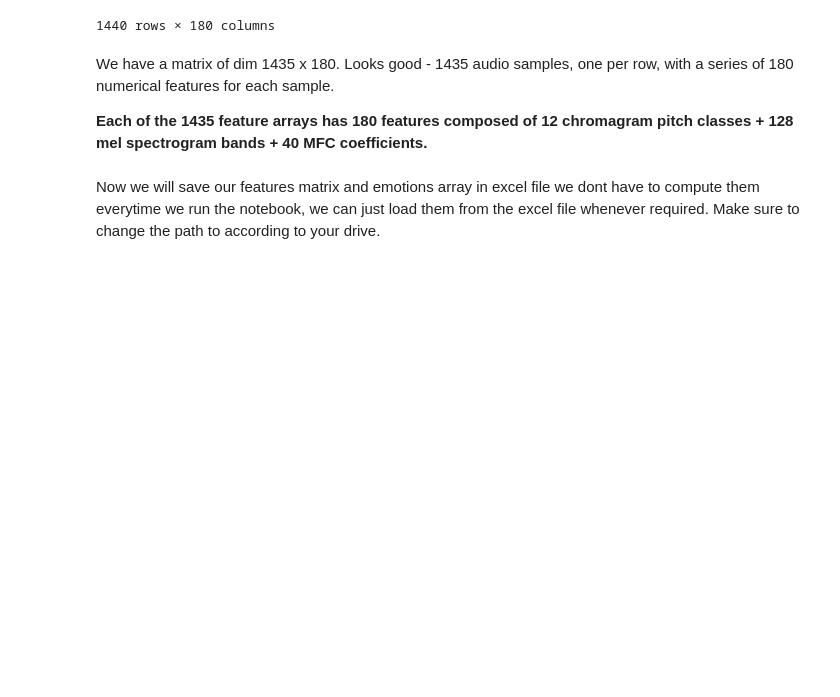
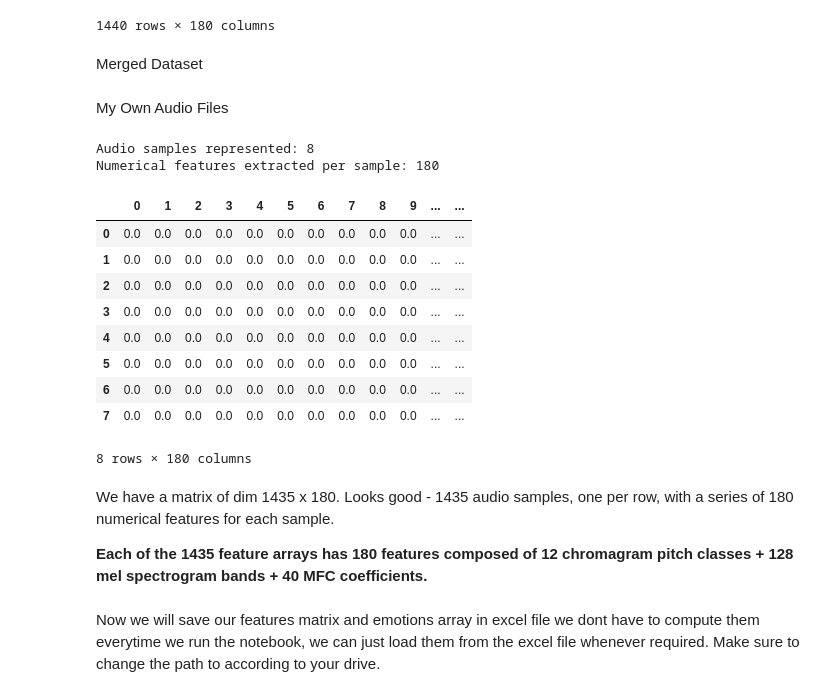
Before and after one commit to Ry-an7/Week3-ClassicML, a Jupyter notebook: Week_3_MachineLearning.ipynb, the cells around one changed output. Cells and saved outputs as stored; diff of their text form; code cells hidden in the pictures; blank space fills up the shorter version.

```diff
--- a/Week_3_MachineLearning.ipynb
+++ b/Week_3_MachineLearning.ipynb
@@ -202,10 +202,10 @@ My own Audio Files
 # %%
 import os, glob
 
-def load_data2():
+def load_data_own():
     X,y=[],[]
     count = 0
-    for file in glob.glob("/Desktop/IAT 360/Assignment 3/Actor_25/*.wav"):
+    for file in glob.glob("Desktop/IAT 360/Assignments/3/Actor_25/*.wav"):
         file_name=os.path.basename(file)
         emotion=emotions_dict[file_name.split("-")[2]]
         features = get_features(file)
@@ -235,0 +232,2 @@ NameError: name 'load_data2' is not defined
+# %%
+featureOwn, emotionsOwn = load_data_own()
@@ -261,3 +261,5 @@ Numerical features extracted per sample: 180
 | 1438 | 0.612517 | 0.594626 | 0.586922 | 0.566910 | 0.584284 | 0.618568 | 0.632370 | 0.574341 | 0.554251 | 0.568200 | ... | ... |
 | 1439 | 0.682341 | 0.621409 | 0.606024 | 0.590485 | 0.575120 | 0.597221 | 0.615633 | 0.617779 | 0.630261 | 0.629224 | ... | ... |
 1440 rows × 180 columns
+# %% [markdown]
+Merged Dataset
@@ -264,3 +276,28 @@ Numerical features extracted per sample: 180
+# %% [markdown]
+My Own Audio Files
+# %%
+print(f'\nAudio samples represented: {featureOwn.shape[0]}')
+print(f'Numerical features extracted per sample: {featureOwn.shape[1]}')
+featureOwn_df = pd.DataFrame(featureOwn) # make it pretty for display
+
+
+#making dataframe for emotions as well
+emotionsOwn_df = pd.DataFrame(emotionsOwn) # make it pretty for display
+
+featureOwn_df
+# %% [output]
+Audio samples represented: 8
+Numerical features extracted per sample: 180
+|  | 0 | 1 | 2 | 3 | 4 | 5 | 6 | 7 | 8 | 9 | ... | ... |
+| 0 | 0.0 | 0.0 | 0.0 | 0.0 | 0.0 | 0.0 | 0.0 | 0.0 | 0.0 | 0.0 | ... | ... |
+| 1 | 0.0 | 0.0 | 0.0 | 0.0 | 0.0 | 0.0 | 0.0 | 0.0 | 0.0 | 0.0 | ... | ... |
+| 2 | 0.0 | 0.0 | 0.0 | 0.0 | 0.0 | 0.0 | 0.0 | 0.0 | 0.0 | 0.0 | ... | ... |
+| 3 | 0.0 | 0.0 | 0.0 | 0.0 | 0.0 | 0.0 | 0.0 | 0.0 | 0.0 | 0.0 | ... | ... |
+| 4 | 0.0 | 0.0 | 0.0 | 0.0 | 0.0 | 0.0 | 0.0 | 0.0 | 0.0 | 0.0 | ... | ... |
+| 5 | 0.0 | 0.0 | 0.0 | 0.0 | 0.0 | 0.0 | 0.0 | 0.0 | 0.0 | 0.0 | ... | ... |
+| 6 | 0.0 | 0.0 | 0.0 | 0.0 | 0.0 | 0.0 | 0.0 | 0.0 | 0.0 | 0.0 | ... | ... |
+| 7 | 0.0 | 0.0 | 0.0 | 0.0 | 0.0 | 0.0 | 0.0 | 0.0 | 0.0 | 0.0 | ... | ... |
+8 rows × 180 columns
 # %% [markdown]
 We have a matrix of dim 1435 x 180. Looks good - 1435 audio samples, one per row, with a series of
 180 numerical features for each sample.
```
Also changed, not shown: parts of 10 cells of this notebook.
